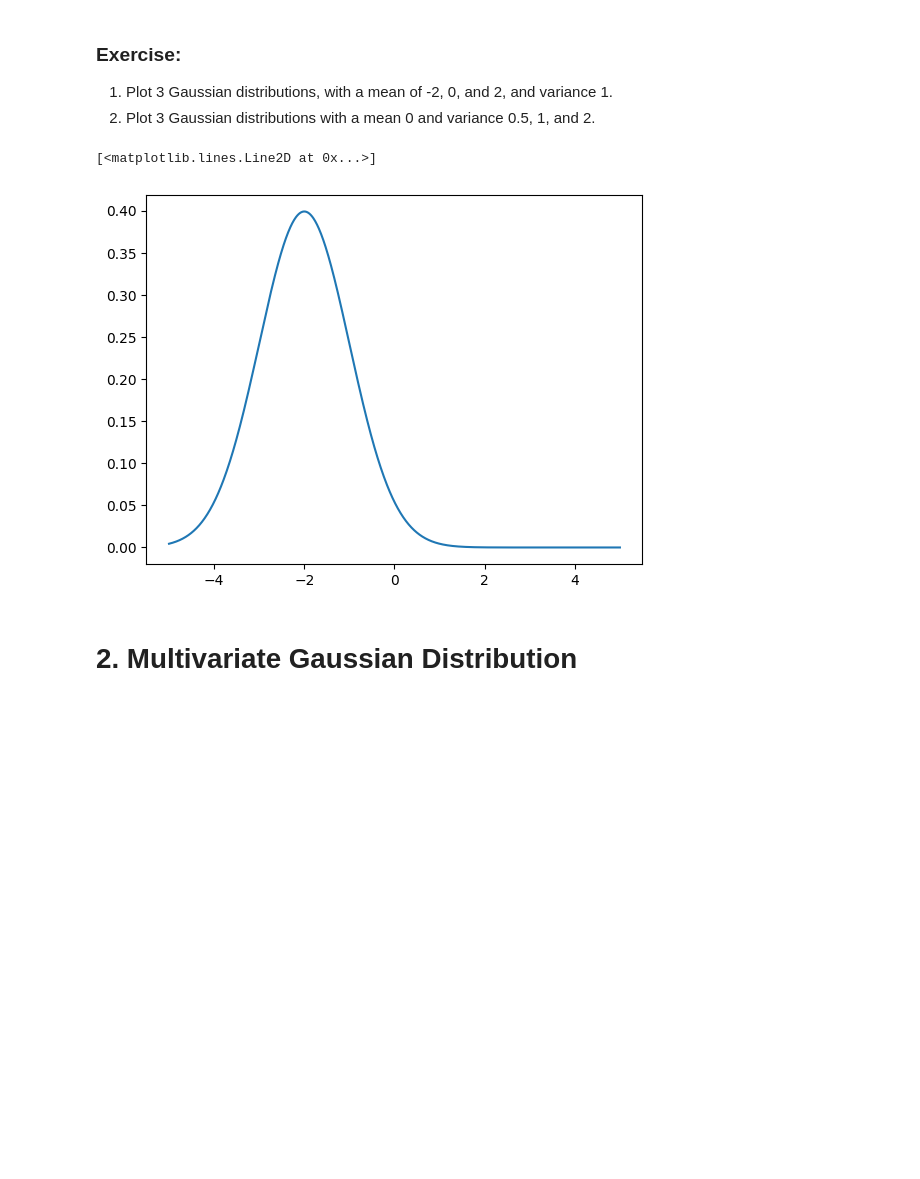
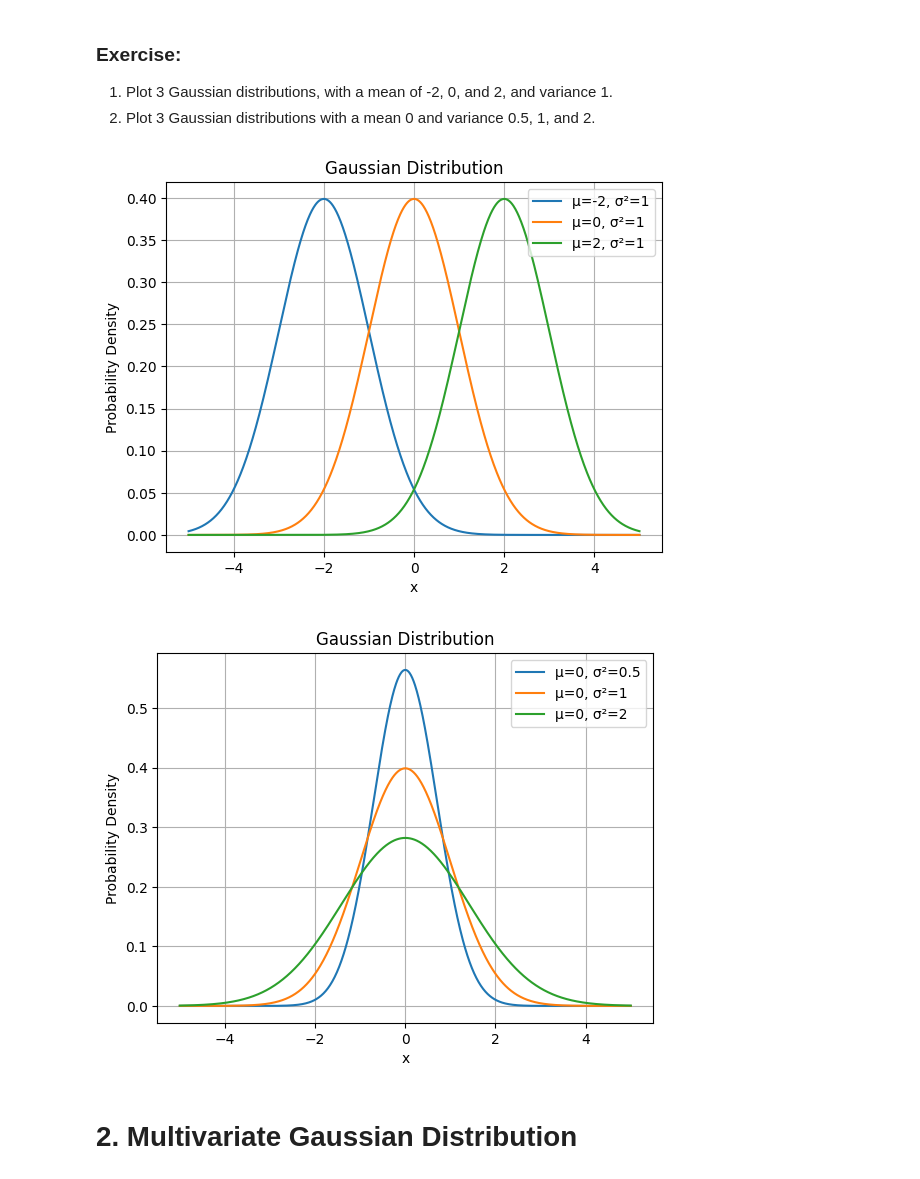
Before and after one commit to egbadon-victor/ml-basics, a Jupyter notebook: Labs/Lab 1 - Probability and Stats.ipynb, the cells around one changed output. Cells and saved outputs as stored; diff of their text form; code cells hidden in the pictures; blank space fills up the shorter version.

```diff
--- a/Labs/Lab 1 - Probability and Stats.ipynb
+++ b/Labs/Lab 1 - Probability and Stats.ipynb
@@ -41,18 +41,33 @@ plt.show()
 # %%
 ## Begin Solution
 
 ## I will use the same x and gaussian function defined in the cell above
 
+
 ## mean of [-2, 0 , 2] and variance 1
-plt.title('Gaussian Distribution')
-plt.xlabel('x')
-plt.ylabel('Probability Density')
-plt.plot(x, gaussian(x, -2, 1))
+for mu in [-2, 0, 2]:
+  plt.title('Gaussian Distribution')
+  plt.xlabel('x')
+  plt.ylabel('Probability Density')
+  plt.grid(True)
+  plt.plot(x, gaussian(x, mu, 1), label=f'μ={mu}, σ²=1')
+  plt.legend()
+plt.show()
 
+
+## variance of [0.5, 1 , 2] and mean of 0
+for sigma in [0.5, 1 , 2]:
+  plt.title('Gaussian Distribution')
+  plt.xlabel('x')
+  plt.ylabel('Probability Density')
+  plt.grid(True)
+  plt.plot(x, gaussian(x, 0, np.sqrt(sigma)), label=f'μ=0, σ²={sigma}')
+  plt.legend()
+plt.show()
 ## End Solution
 # %% [output]
-[<matplotlib.lines.Line2D at 0x...>]
-[figure, old version]
+[figure, new version]
+[figure, added]
 # %% [markdown]
 # 2. Multivariate Gaussian Distribution
 # %% [markdown]
```
